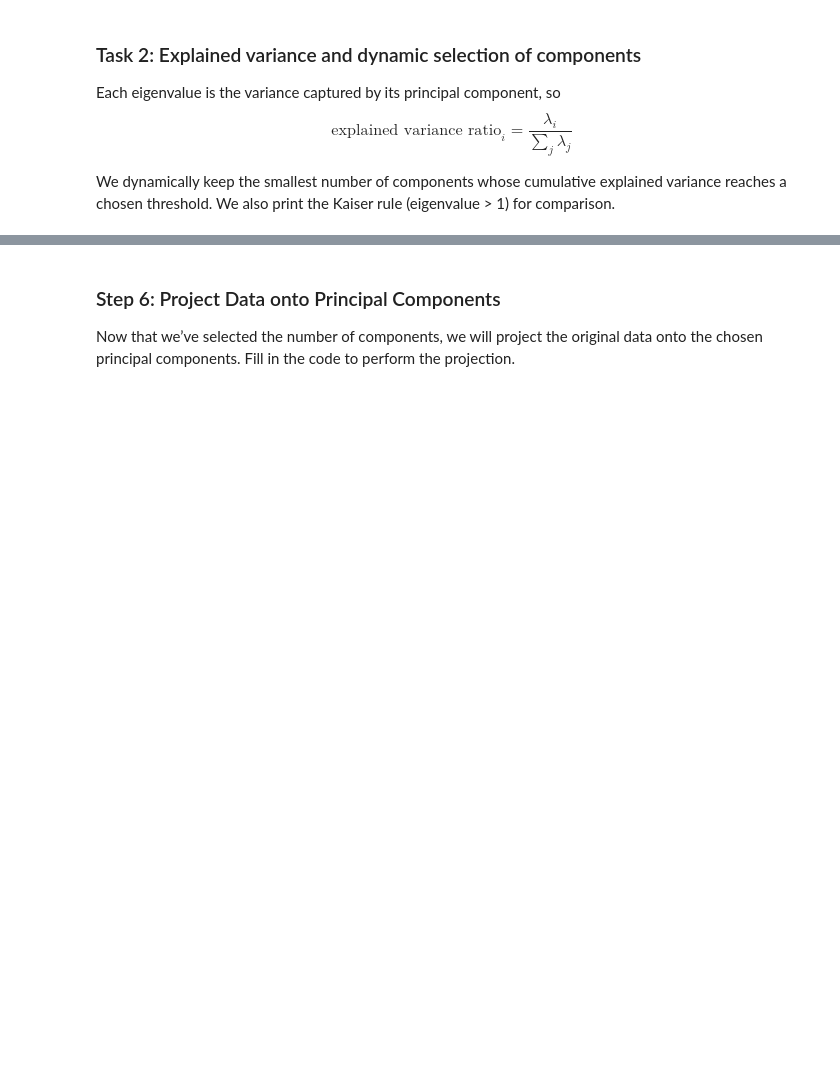
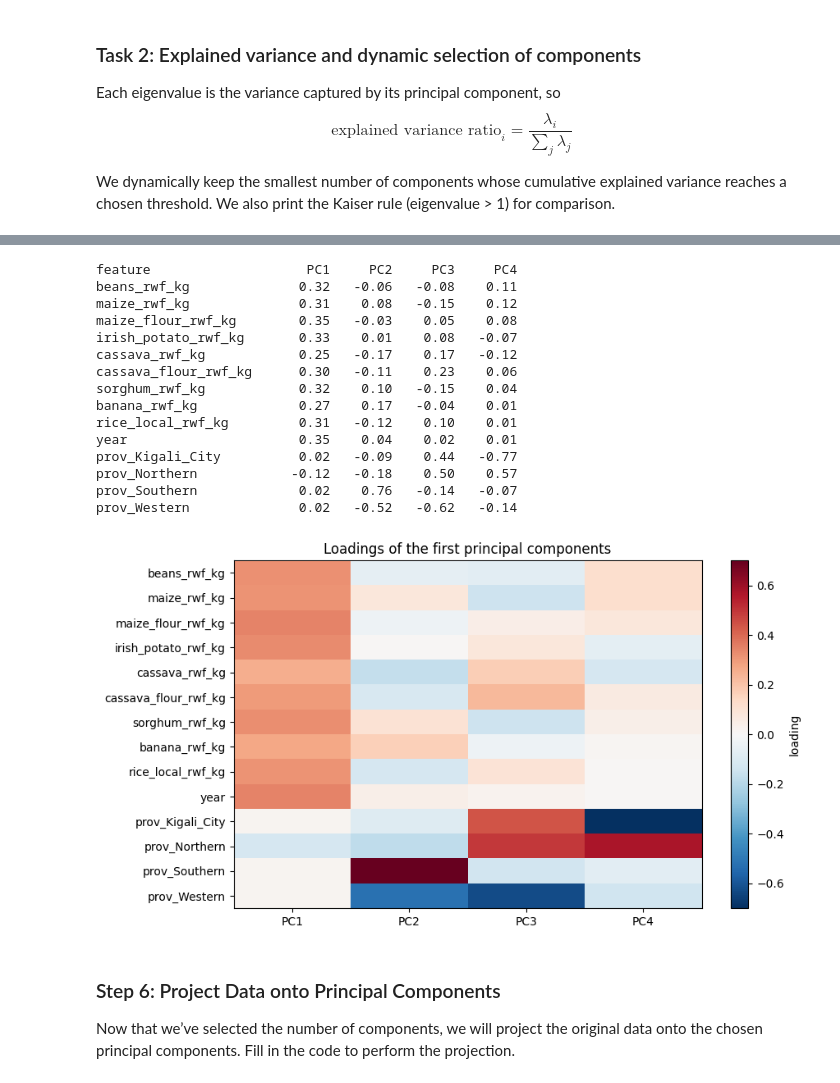
Before and after one commit to Abdull-Kudus/pca-rwanda-food-prices, a Jupyter notebook: PCA_Formative_1_Rwanda_Food_Prices.ipynb, the cells around one changed output, grey strips where cells are left out. Saved outputs shown, nothing was run; the diff lists cells and outputs as text; code cells hidden in the pictures; blank space fills up the shorter version.

Commit message:
Adding a table and a heatmap to visualize the top 4 PCA feature loadings

```diff
--- a/PCA_Formative_1_Rwanda_Food_Prices.ipynb
+++ b/PCA_Formative_1_Rwanda_Food_Prices.ipynb
@@ -361,3 +389,32 @@ plt.tight_layout(); plt.show()
+# %%
+top = 4
+print(f'{"feature":<22}' + ''.join(f'{"PC" + str(i + 1):>8}' for i in range(top)))
+for f, row in zip(feature_names, sorted_eigenvectors[:, :top]):
+    print(f'{f:<22}' + ''.join(f'{v:>8.2f}' for v in row))
+
+fig, ax = plt.subplots(figsize=(9, 5))
+im = ax.imshow(sorted_eigenvectors[:, :top], cmap='RdBu_r', vmin=-0.7, vmax=0.7, aspect='auto')
+ax.set_yticks(range(len(feature_names)), feature_names)
+ax.set_xticks(range(top), [f'PC{i + 1}' for i in range(top)])
+ax.set_title('Loadings of the first principal components')
+plt.colorbar(im, label='loading'); plt.tight_layout(); plt.show()
+# %% [output]
+feature                    PC1     PC2     PC3     PC4
+beans_rwf_kg              0.32   -0.06   -0.08    0.11
+maize_rwf_kg              0.31    0.08   -0.15    0.12
+maize_flour_rwf_kg        0.35   -0.03    0.05    0.08
+irish_potato_rwf_kg       0.33    0.01    0.08   -0.07
+cassava_rwf_kg            0.25   -0.17    0.17   -0.12
+cassava_flour_rwf_kg      0.30   -0.11    0.23    0.06
+sorghum_rwf_kg            0.32    0.10   -0.15    0.04
+banana_rwf_kg             0.27    0.17   -0.04    0.01
+rice_local_rwf_kg         0.31   -0.12    0.10    0.01
+year                      0.35    0.04    0.02    0.01
+prov_Kigali_City          0.02   -0.09    0.44   -0.77
+prov_Northern            -0.12   -0.18    0.50    0.57
+prov_Southern             0.02    0.76   -0.14   -0.07
+prov_Western              0.02   -0.52   -0.62   -0.14
+[figure, added]
 # %% [markdown]
 ### Step 6: Project Data onto Principal Components
 Now that we’ve selected the number of components, we will project the original data onto the chosen principal components.
```
Also changed, not shown: parts of 4 cells of this notebook.
